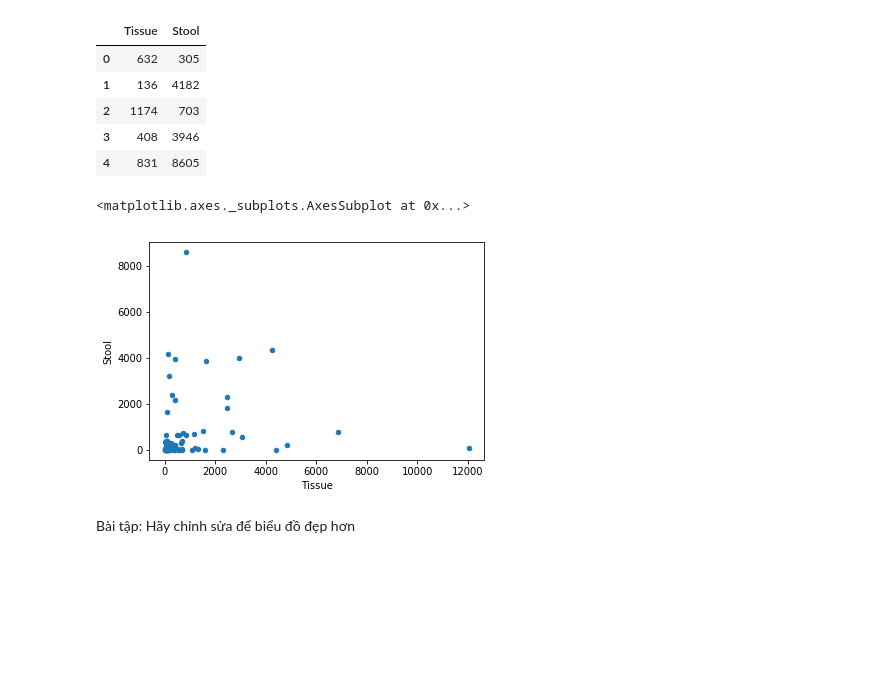
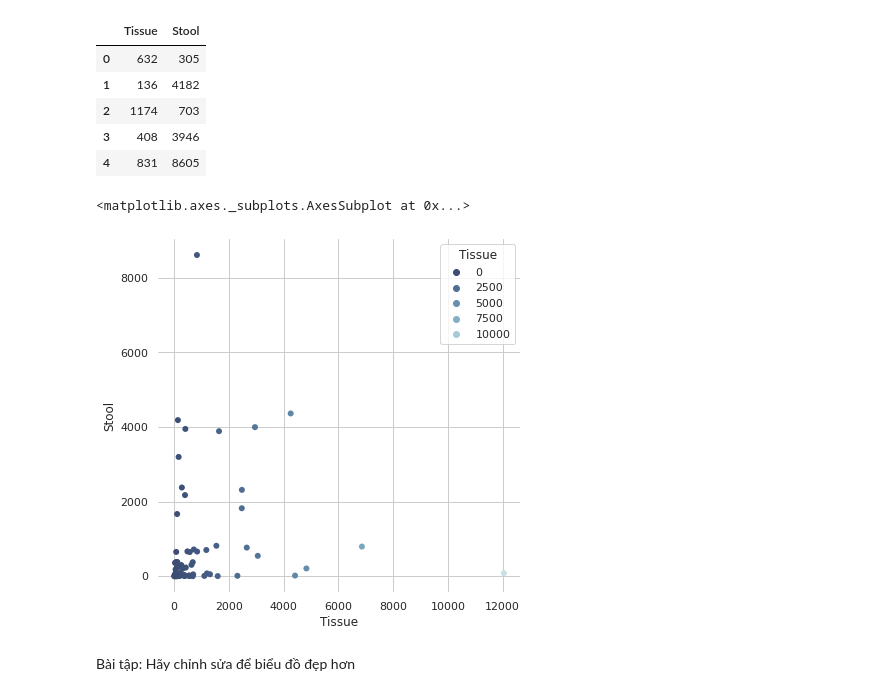
Before and after one commit to congltk1234/NhapMonKHDL, a Jupyter notebook: thuc_hanh_ptdl_02.ipynb, the cells around one changed output. Cells and saved outputs as stored; diff of their text form; code cells hidden in the pictures; blank space fills up the shorter version.

```diff
--- a/thuc_hanh_ptdl_02.ipynb
+++ b/thuc_hanh_ptdl_02.ipynb
@@ -44,11 +51,20 @@ mb_df_2.head()
 | 2 | 1174 | 703 |
 | 3 | 408 | 3946 |
 | 4 | 831 | 8605 |
-# %%
-mb_df_2.plot.scatter(x = 'Tissue', y = 'Stool')
-# %% [output]
-<matplotlib.axes._subplots.AxesSubplot at 0x...>
-[figure, removed]
+# %%
+sns.set_theme(style="whitegrid")
+
+# Draw a scatter plot while assigning point colors and sizes to different
+# variables in the dataset
+f, ax = plt.subplots(figsize=(6.5,6.5))
+sns.despine(f, left=True, bottom=True)
+sns.scatterplot(x="Tissue", y="Stool", hue='Tissue',
+                palette="ch:r=-.2,d=.3_r",
+                sizes=(3,3), linewidth=0,
+                data=mb_df_2, ax=ax)
+# %% [output]
+<matplotlib.axes._subplots.AxesSubplot at 0x...>
+[figure, added]
 # %% [markdown]
 Bài tập: Hãy chỉnh sửa để biểu đồ đẹp hơn
 # %%
```
Also changed, not shown: parts of 3 cells of this notebook.
